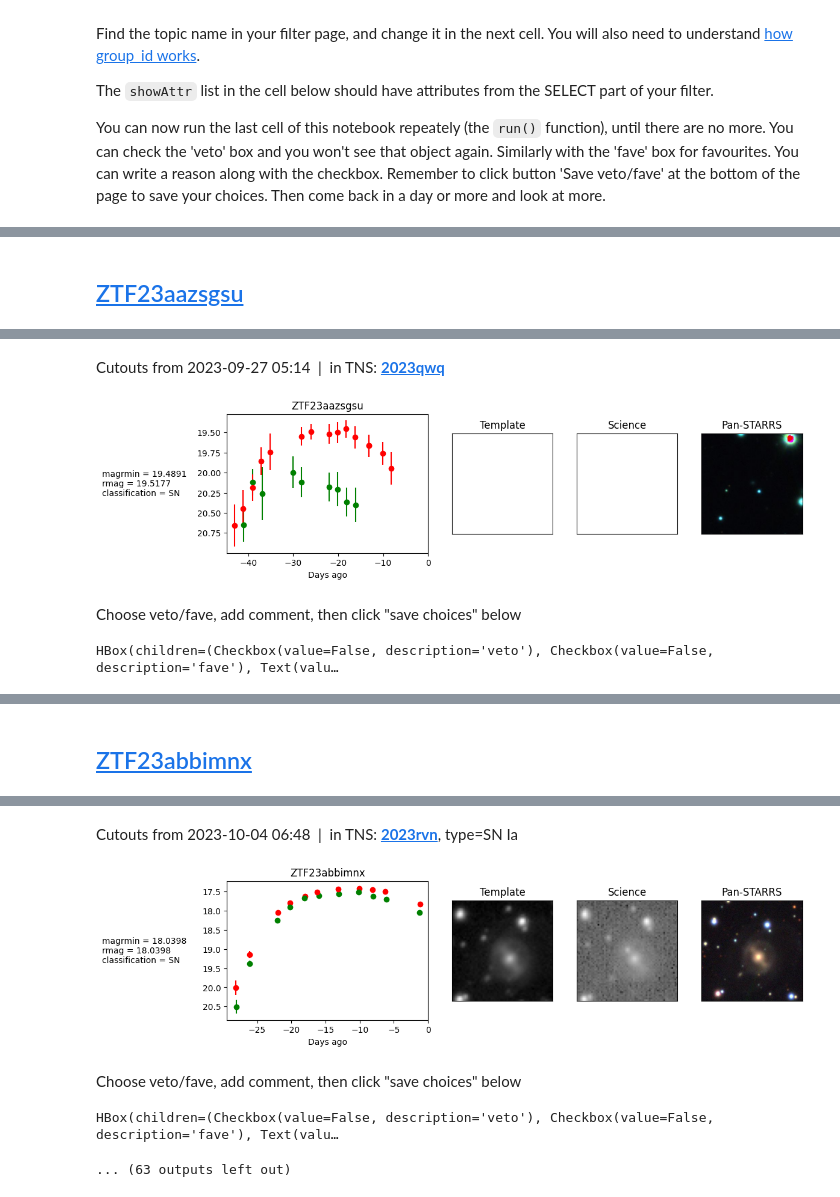
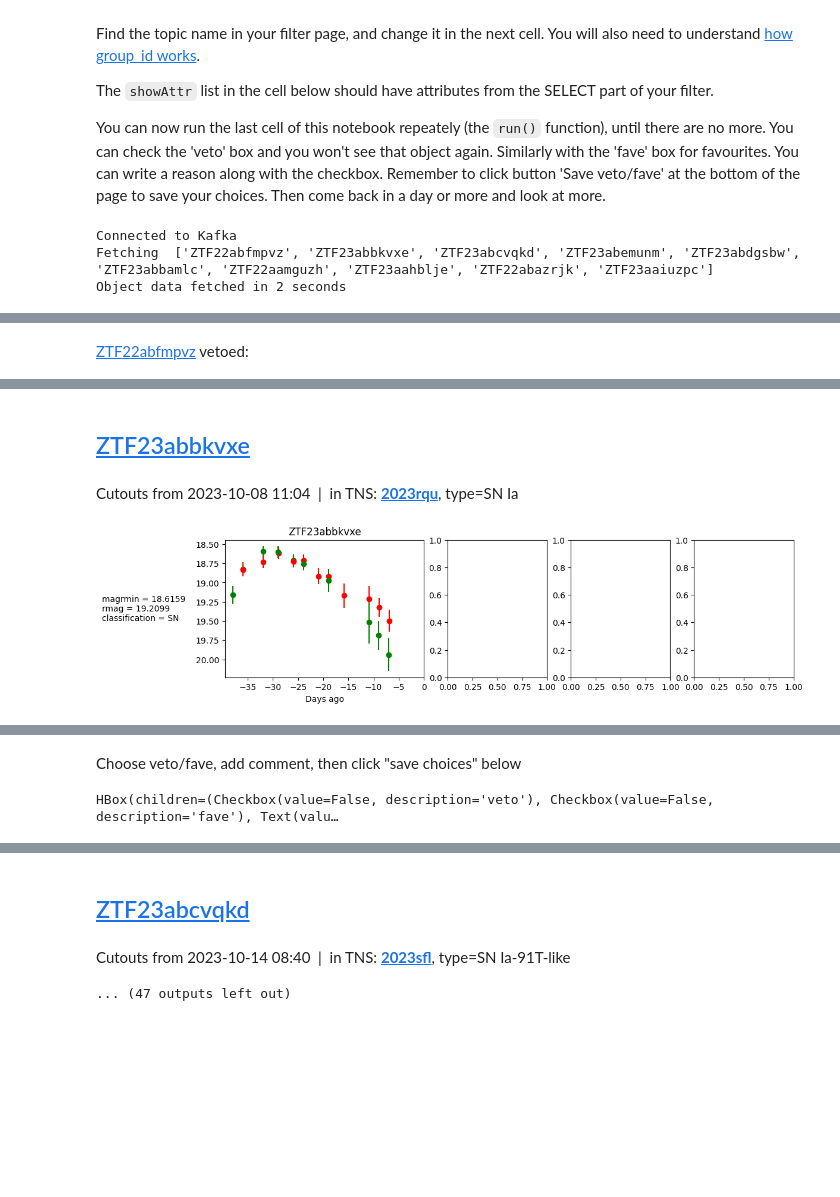
Before and after one commit to lsst-uk/lasair-examples, a Jupyter notebook: notebooks/marshall/Marshall.ipynb, the cells around one changed output, grey strips where cells are left out. Cells and saved outputs as stored; diff of their text form; code cells hidden in the pictures; blank space fills up the shorter version.

```diff
--- a/notebooks/marshall/Marshall.ipynb
+++ b/notebooks/marshall/Marshall.ipynb
@@ -24,13 +24,13 @@ the page to save your choices. Then come back in a day or more and look at more.
 # %%
 # https://lasair-ztf.lsst.ac.uk/filters/log/lasair_2SN-likecandidates/
 # https://lasair-ztf.lsst.ac.uk/filters/753/
-my_topic     = 'lasair_2SN-likecandidates'
+my_topic     = 'lasair_6ZooniverseTestSN-likecandidatesinlast14days'
 
 # to see the same alerts each time, use a fresh group_id:
 import random
 group_id     = 'test%d' % random.randrange(0, 10000)
 # to see just the new alerts:
-#group_id     = 'justnewlerts123'
+group_id     = 'justnewlerts123'
 
 # The list of attributes from the filter that you want to see
 showAttr      = ['magrmin', 'rmag', 'classification']
@@ -44,7 +44,10 @@ lasairUrl     = "https://lasair-ztf.lsst.ac.uk/"
 kafka_server  = 'kafka.lsst.ac.uk:9092'
 
 # Once a pages is finished, just run the last run() cell again for more
-alertsPerPage = 12
+alertsPerPage = 10
+
+# Much faster without images
+renderImages = False
 
 # This is where the vetos and favourites are stored
 vetoFile      = my_topic + 'veto.txt'
@@ -54,7 +57,10 @@ faveFile      = my_topic + 'fave.txt'
 # API_TOKEN = '8c97c954dxxxxxxxxxxxxxxxxxxxxxxxxxxxx'
 token         = settings.API_TOKEN
 # %%
-run(token, kafka_server, group_id, my_topic, alertsPerPage, showAttr)
+run(token, kafka_server, group_id, my_topic, alertsPerPage, renderImages, showAttr)
 # %% [output]
+Connected to Kafka
+Fetching  ['ZTF22abfmpvz', 'ZTF23abbkvxe', 'ZTF23abcvqkd', 'ZTF23abemunm', 'ZTF23abdgsbw', 'ZTF23abbamlc', 'ZTF22aamguzh', 'ZTF23aahblje', 'ZTF22abazrjk', 'ZTF23aaiuzpc']
+Object data fetched in 2 seconds
 [interactive output not drawn]
-ZTF23aazsgsu
+ZTF22abfmpvz vetoed:
@@ -61,4 +68,3 @@ ZTF23aazsgsu
-Cutouts from 2023-09-27 05:14 | in TNS: 2023qwq
+ZTF23abbkvxe
+Cutouts from 2023-10-08 11:04 | in TNS: 2023rqu, type=SN Ia
-[figure, old version]
+[figure, new version]
-Choose veto/fave, add comment, then click "save choices" below
-HBox(children=(Checkbox(value=False, description='veto'), Checkbox(value=False, description='fave'), Text(valu…
@@ -66 +71,2 @@ HBox(children=(Checkbox(value=False, description='veto'), Checkbox(value=False,
-ZTF23abbimnx
+Choose veto/fave, add comment, then click "save choices" below
+HBox(children=(Checkbox(value=False, description='veto'), Checkbox(value=False, description='fave'), Text(valu…
@@ -67,5 +74,3 @@ ZTF23abbimnx
-Cutouts from 2023-10-04 06:48 | in TNS: 2023rvn, type=SN Ia
+ZTF23abcvqkd
-[figure, removed]
-Choose veto/fave, add comment, then click "save choices" below
+Cutouts from 2023-10-14 08:40 | in TNS: 2023sfl, type=SN Ia-91T-like
-HBox(children=(Checkbox(value=False, description='veto'), Checkbox(value=False, description='fave'), Text(valu…
-... (63 outputs left out)
+... (47 outputs left out)
```
Also changed, not shown: parts of 1 cell of this notebook, 2 other files.
